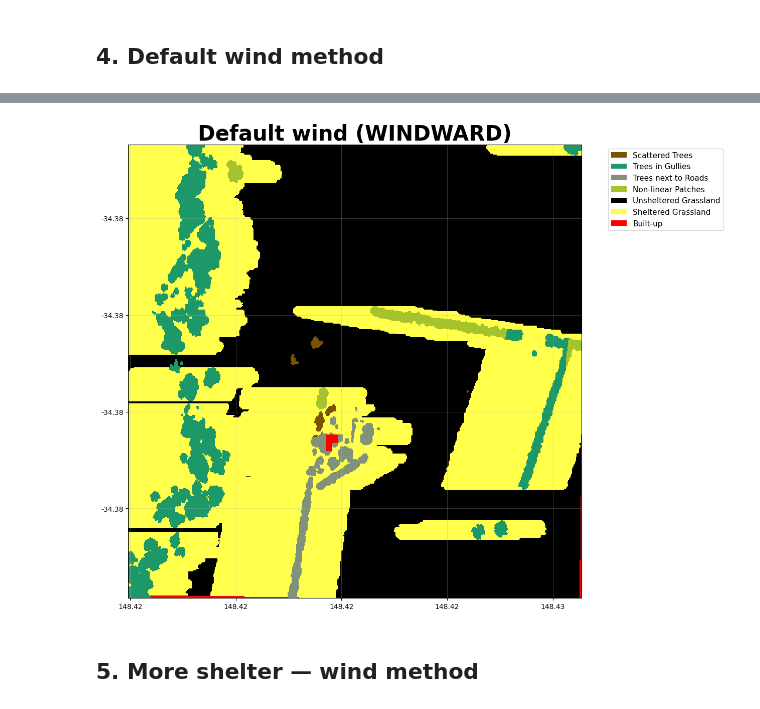
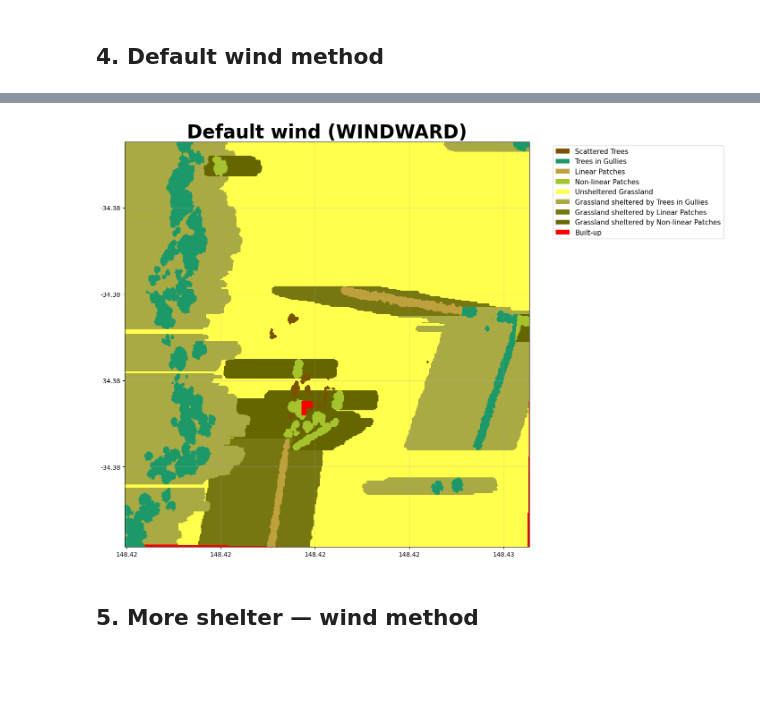
Before and after one commit to ChristopherBradley/shelterbelts, a Jupyter notebook: examples/indices/demo_indices_1m_resolution.ipynb, the cells around one changed output, grey strips where cells are left out. Cells and saved outputs as stored; diff of their text form; code cells hidden in the pictures; blank space fills up the shorter version.

```diff
--- a/examples/indices/demo_indices_1m_resolution.ipynb
+++ b/examples/indices/demo_indices_1m_resolution.ipynb
@@ -75,7 +75,7 @@ ds4, df4 = indices_tif(
     distance_threshold=100,
     buffer_width=40,
     max_shelterbelt_width=60,
-    min_shelterbelt_length=200,
+    min_shelterbelt_length=100,
     min_patch_size=200,
     edge_size=30,
     min_core_size=10000,
@@ -88,12 +88,12 @@ Wall time: 11.5 s
 # %%
 visualise_categories(
-    ds4['linear_categories'],
-    colormap=linear_categories_cmap,
-    labels=linear_categories_labels,
+    ds4['shelter_categories'],
+    colormap=shelter_categories_cmap,
+    labels=shelter_categories_labels,
     title='Default wind (WINDWARD)',
 )
 # %% [output]
-[figure, old version]
+[figure, new version]
 # %% [markdown]
 ## 5. More shelter — wind method
 # %%
```
Also changed, not shown: parts of 10 cells of this notebook, 19 other files.
